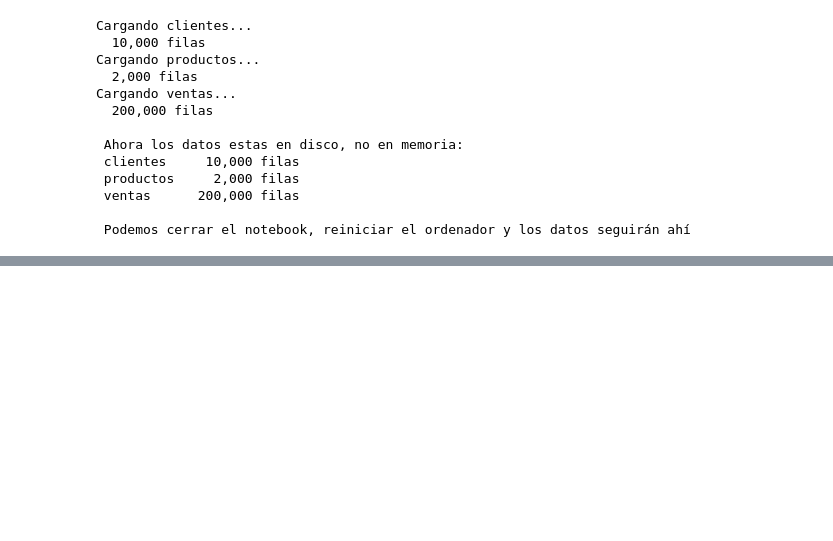
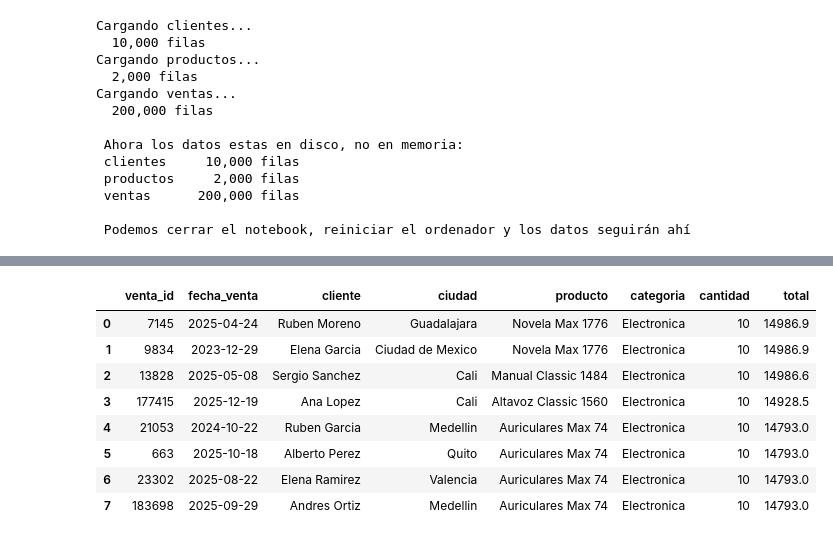
Before and after one commit to Jorge0827/MasterIA-Cohorte7, a Jupyter notebook: Modulo_2/Unidad_1/Clase_2_persistencia/notebooks/persistencia_base_de_datos.ipynb, the cells around one changed output, grey strips where cells are left out. Cells and saved outputs as stored; diff of their text form; code cells hidden in the pictures; blank space fills up the shorter version.

```diff
--- a/Modulo_2/Unidad_1/Clase_2_persistencia/notebooks/persistencia_base_de_datos.ipynb
+++ b/Modulo_2/Unidad_1/Clase_2_persistencia/notebooks/persistencia_base_de_datos.ipynb
@@ -170,0 +293,27 @@ Cargando ventas...
+# %%
+consultar("""
+    SELECT
+        v.venta_id,
+        v.fecha_venta,
+        c.nombre       AS cliente,
+        c.ciudad,
+        p.nombre       AS producto,
+        p.categoria,
+        v.cantidad,
+        v.total
+    FROM ventas v
+    JOIN clientes c ON v.cliente_id = c.cliente_id
+    JOIN productos p ON v.producto_id = p.producto_id
+    ORDER BY v.total DESC
+    LIMIT 8
+          """)
+# %% [output]
+|  | venta_id | fecha_venta | cliente | ciudad | producto | categoria | cantidad | total |
+| 0 | 7145 | 2025-04-24 | Ruben Moreno | Guadalajara | Novela Max 1776 | Electronica | 10 | 14986.9 |
+| 1 | 9834 | 2023-12-29 | Elena Garcia | Ciudad de Mexico | Novela Max 1776 | Electronica | 10 | 14986.9 |
+| 2 | 13828 | 2025-05-08 | Sergio Sanchez | Cali | Manual Classic 1484 | Electronica | 10 | 14986.6 |
+| 3 | 177415 | 2025-12-19 | Ana Lopez | Cali | Altavoz Classic 1560 | Electronica | 10 | 14928.5 |
+| 4 | 21053 | 2024-10-22 | Ruben Garcia | Medellin | Auriculares Max 74 | Electronica | 10 | 14793.0 |
+| 5 | 663 | 2025-10-18 | Alberto Perez | Quito | Auriculares Max 74 | Electronica | 10 | 14793.0 |
+| 6 | 23302 | 2025-08-22 | Elena Ramirez | Valencia | Auriculares Max 74 | Electronica | 10 | 14793.0 |
+| 7 | 183698 | 2025-09-29 | Andres Ortiz | Medellin | Auriculares Max 74 | Electronica | 10 | 14793.0 |
```
Also changed, not shown: parts of 20 cells of this notebook.
